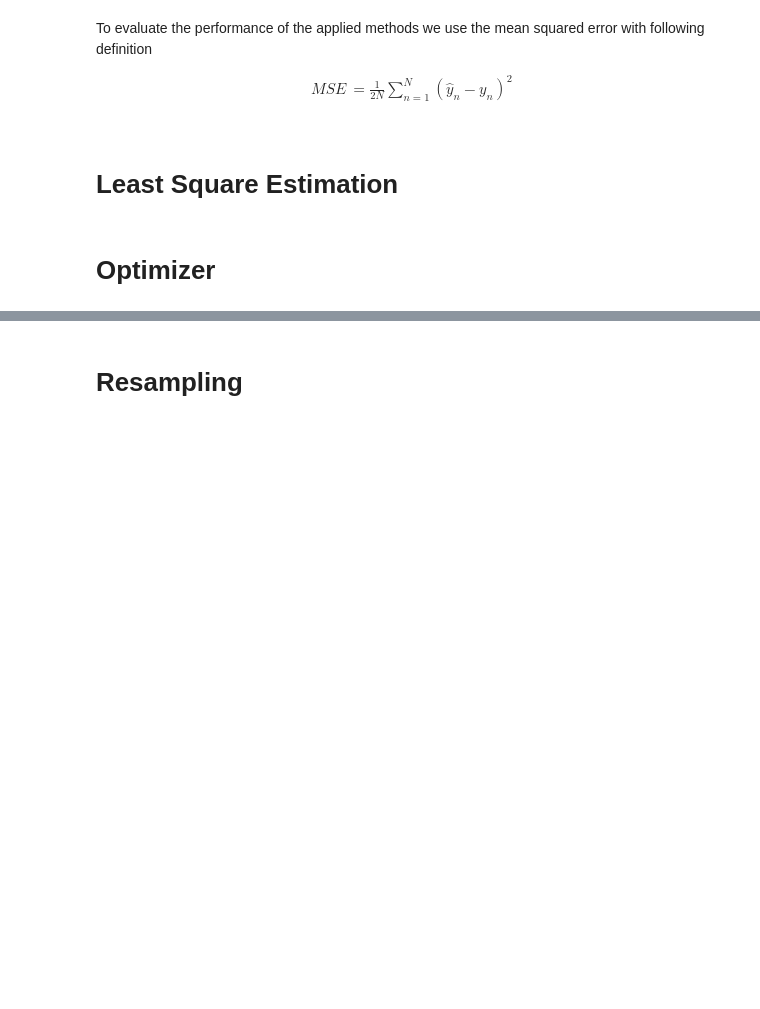
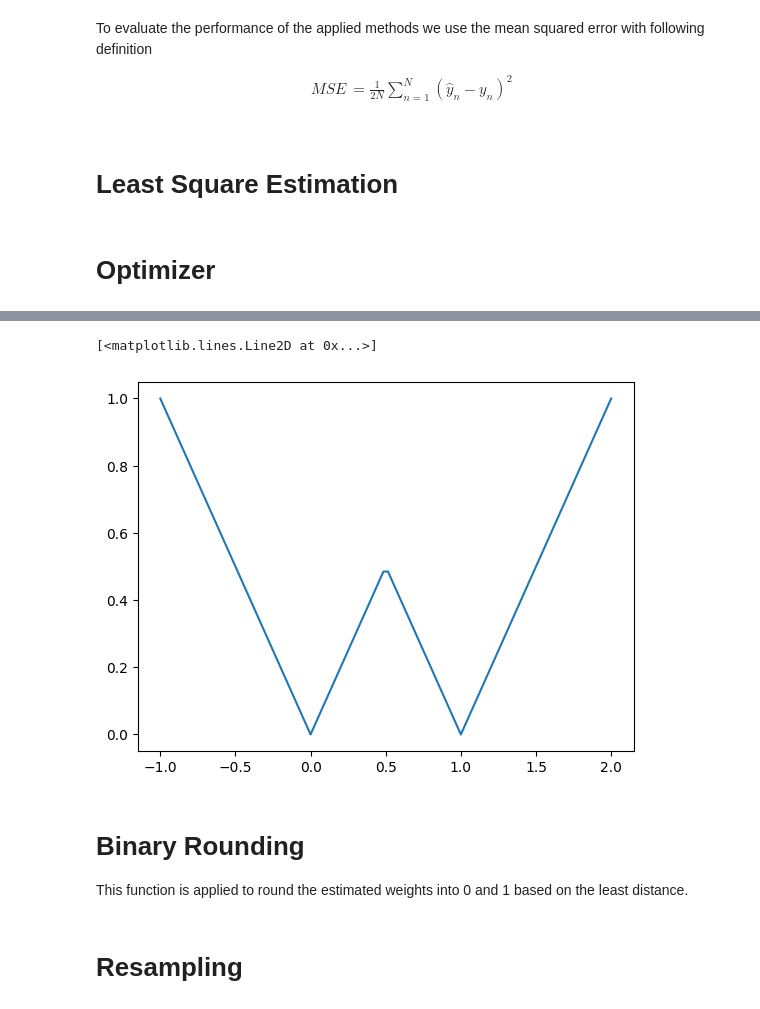
Before and after one commit to shahrzaddii/https---github.com-shahrzaddii-Sparsity, a Jupyter notebook: Binary Estimation Tutorial.ipynb, the cells around one changed output, grey strips where cells are left out. Cells and saved outputs as stored; diff of their text form; code cells hidden in the pictures; blank space fills up the shorter version.

```diff
--- a/Binary Estimation Tutorial.ipynb
+++ b/Binary Estimation Tutorial.ipynb
@@ -89,0 +106,14 @@ def binary_lossfunc(beta, alpha , x, y):
+# %%
+beta_range = np.linspace(-1,2,100)
+def binary_type1(b):
+    if b<=0.5:
+        out = abs(b)
+    else:
+        out = abs(b-1)
+    return out
+
+beta_penalty_type1 = [binary_type1(beta_input) for beta_input in beta_range]
+plt.plot(beta_range, beta_penalty_type1)
+# %% [output]
+[<matplotlib.lines.Line2D at 0x...>]
+[figure, added]
@@ -90,3 +165,6 @@ def binary_lossfunc(beta, alpha , x, y):
+# %% [markdown]
+# Binary Rounding
+This function is applied to round the estimated weights into 0 and 1 based on the least distance.
 # %%
 def binary_round(v):
     v = np.asarray(v)
```
Also changed, not shown: parts of 44 cells of this notebook, 2 other files.
